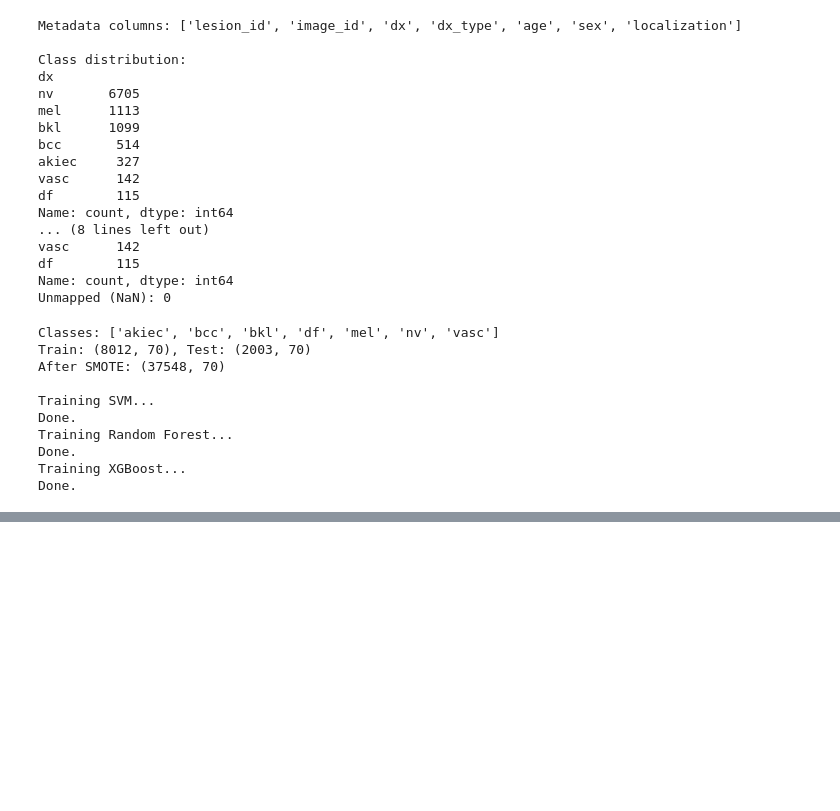
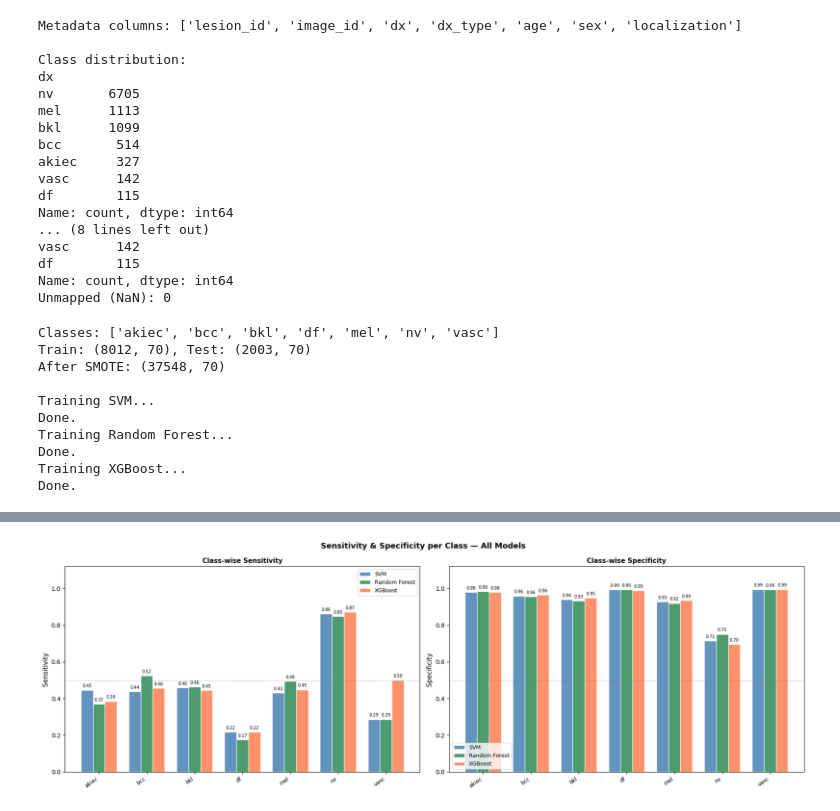
Before and after one commit to shiprachoubey540-bit/Skin-Lesion-Type-Classification-Using-Texture-and-Color-Features-with-SVM, a Jupyter notebook: data_preprocess_eda.ipynb, the cells around one changed output, grey strips where cells are left out. Drawn from its saved outputs; the diff is of its cells as text; code cells hidden in the pictures; blank space fills up the shorter version.

```diff
--- a/data_preprocess_eda.ipynb
+++ b/data_preprocess_eda.ipynb
@@ -964,0 +1118,34 @@ Done.
+# %%
+# ── Plot 2: Class-wise Sensitivity & Specificity — All Models ────────────
+fig, axes = plt.subplots(1, 2, figsize=(18, 6))
+fig.suptitle("Sensitivity & Specificity per Class — All Models",
+             fontsize=13, fontweight='bold')
+
+x      = np.arange(len(CLASS_NAMES))
+width  = 0.25
+colors = ["steelblue", "seagreen", "coral"]
+
+for ax, metric in zip(axes, ["Sensitivity", "Specificity"]):
+    for i, (name, res) in enumerate(results.items()):
+        vals = res["metrics"][metric].values
+        bars = ax.bar(x + i * width, vals, width,
+                      label=name, color=colors[i], alpha=0.85, edgecolor='white')
+        # Value labels on bars
+        for bar, v in zip(bars, vals):
+            ax.text(bar.get_x() + bar.get_width() / 2,
+                    bar.get_height() + 0.01,
+                    f"{v:.2f}", ha='center', va='bottom', fontsize=7)
+
+    ax.set_xticks(x + width)
+    ax.set_xticklabels(CLASS_NAMES, rotation=35, ha='right', fontsize=9)
+    ax.set_ylim(0, 1.12)
+    ax.set_ylabel(metric, fontsize=11)
+    ax.set_title(f"Class-wise {metric}", fontsize=11, fontweight='bold')
+    ax.axhline(0.5, color='gray', linestyle='--', linewidth=0.8, alpha=0.6)
+    ax.legend(fontsize=9)
+
+plt.tight_layout()
+
+plt.show()
+# %% [output]
+[figure, added]
```
Also changed, not shown: parts of 15 cells of this notebook, 2 other files.
